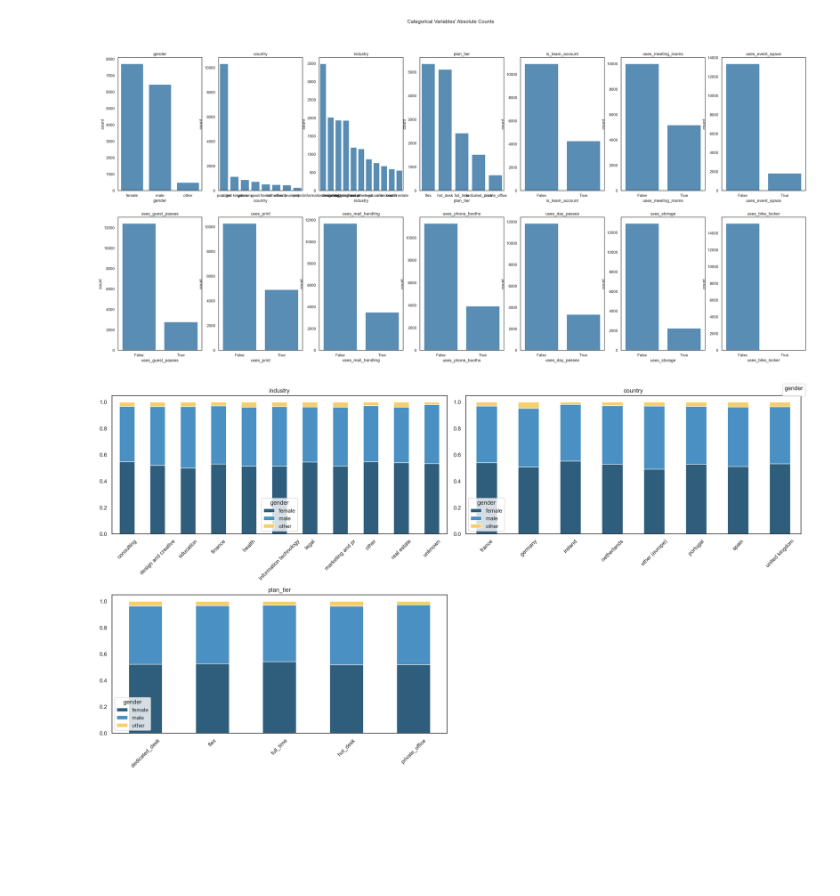
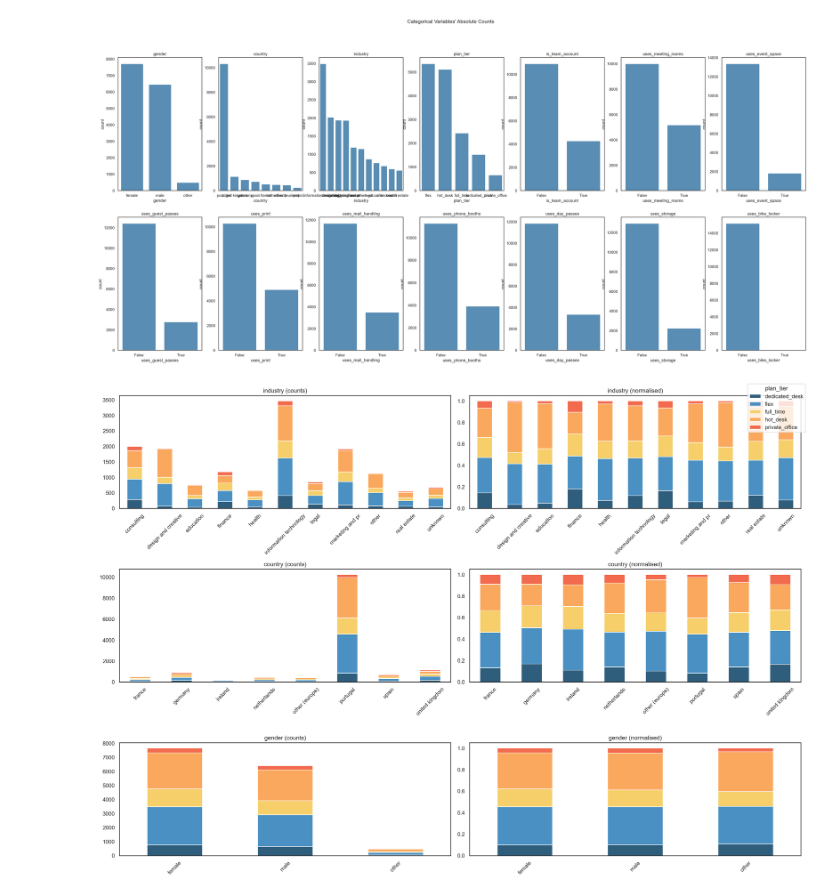
Before and after one commit to saradfalves/DM_Group20, a Jupyter notebook: notebooks/EDA_Sara.ipynb, the cells around one changed output. Saved outputs shown, nothing was run; the diff lists cells and outputs as text; code cells hidden in the pictures; blank space fills up the shorter version.

```diff
--- a/notebooks/EDA_Sara.ipynb
+++ b/notebooks/EDA_Sara.ipynb
@@ -382,29 +382,31 @@ plt.show()
 # %% [output]
 [figure]
 # %%
-target = "gender"
-object_features = ['industry', 'country', 'plan_tier']
+target = "plan_tier"
+object_features = ["industry", "country", "gender"]
 
-n_rows = 2
-n_cols = ceil(len(object_features) / n_rows)
-fig, axes = plt.subplots(n_rows, n_cols, figsize=(20, 11))
+n_classes = df_nodups[target].nunique()
+fig, axes = plt.subplots(len(object_features), 2, figsize=(20, 14))
 
-for ax, feat in zip(axes.flatten(), object_features):
-    ct = pd.crosstab(df_nodups[feat], df_nodups[target], normalize="index")
-    ct.plot(kind="bar", stacked=True, color= colors, ax=ax)
-    ax.set_title(feat)
-    ax.set_xlabel("")
-    ax.tick_params(axis="x", rotation=45)
+for row, feat in zip(axes, object_features):
+    ct_counts = pd.crosstab(df_nodups[feat], df_nodups[target])
+    ct_norm = pd.crosstab(df_nodups[feat], df_nodups[target], normalize="index")
 
-# hide unused axes
-for ax in axes.flatten()[len(object_features):]:
-    ax.set_visible(False)
+    ct_counts.plot(kind="bar", stacked=True, color=colors[:n_classes], ax=row[0], legend=False)
+    row[0].set_title(f"{feat} (counts)")
+
+    ct_norm.plot(kind="bar", stacked=True, color=colors[:n_classes], ax=row[1], legend=False)
+    row[1].set_title(f"{feat} (normalised)")
+
+    for ax in row:
+        ax.set_xlabel("")
+        ax.tick_params(axis="x", rotation=45)
 
 # single legend for the whole figure
-handles, labels = ax.get_legend_handles_labels()
+handles, labels = axes[0, 0].get_legend_handles_labels()
 fig.legend(handles, labels, title=target, loc="upper right")
 
 plt.tight_layout()
 plt.show()
 # %% [output]
-[figure, old version]
+[figure, new version]
```
Also changed, not shown: parts of 3 cells of this notebook.
